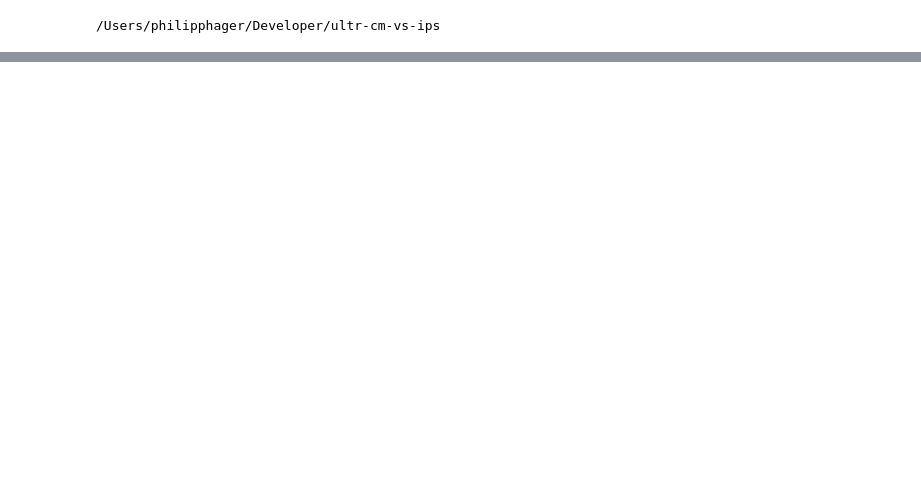
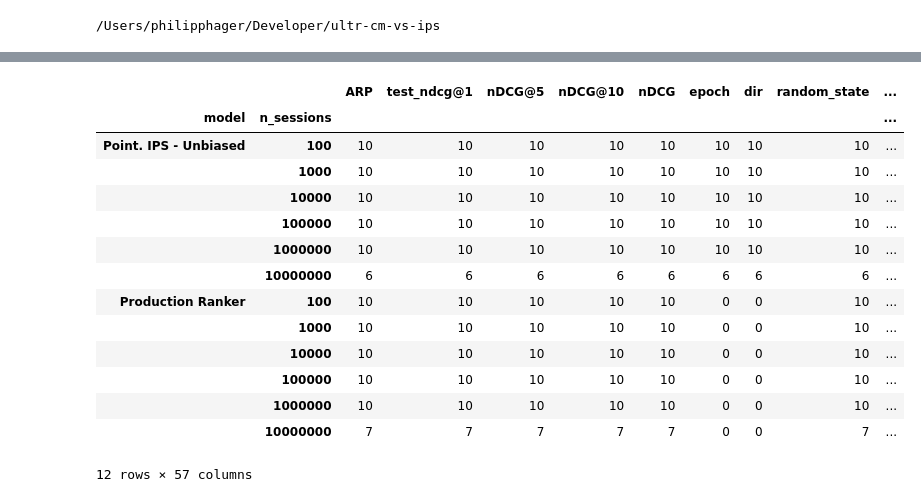
Before and after one commit to philipphager/ultr-cm-vs-ips, a Jupyter notebook: notebook/dataset.ipynb, the cells around one changed output, grey strips where cells are left out. Drawn from its saved outputs; the diff is of its cells as text; code cells hidden in the pictures; blank space fills up the shorter version.

```diff
--- a/notebook/dataset.ipynb
+++ b/notebook/dataset.ipynb
@@ -52,0 +12,12 @@ yahoo_df[yahoo_df.n_sessions == 100_000_000].groupby("model").nDCG.describe()
+# %%
+baseline_df["model"] = "Production Ranker"
+# %%
+model2name = {
+    "Neural PBM - Unbiased": "PBM - Unbiased",
+    "Neural PBM - Biased": "PBM - Biased",
+    "Neural PBM - Estimated bias": "PBM - Estimated Bias",
+    "Pointwise IPS - Unbiased": "Point. IPS - Unbiased",
+    "Pointwise IPS - Biased": "Point. IPS - Biased",
+}
+
+test_df.model = test_df.model.map(model2name)
@@ -52,0 +86,18 @@ yahoo_df[yahoo_df.n_sessions == 100_000_000].groupby("model").nDCG.describe()
+# %%
+mslr_df.groupby(["model", "n_sessions"]).count()
+# %% [output]
+|  |  | ARP | test_ndcg@1 | nDCG@5 | nDCG@10 | nDCG | epoch | dir | random_state | ... |
+| model | n_sessions |  |  |  |  |  |  |  |  | ... |
+| Point. IPS - Unbiased | 100 | 10 | 10 | 10 | 10 | 10 | 10 | 10 | 10 | ... |
+|  | 1000 | 10 | 10 | 10 | 10 | 10 | 10 | 10 | 10 | ... |
+|  | 10000 | 10 | 10 | 10 | 10 | 10 | 10 | 10 | 10 | ... |
+|  | 100000 | 10 | 10 | 10 | 10 | 10 | 10 | 10 | 10 | ... |
+|  | 1000000 | 10 | 10 | 10 | 10 | 10 | 10 | 10 | 10 | ... |
+|  | 10000000 | 6 | 6 | 6 | 6 | 6 | 6 | 6 | 6 | ... |
+| Production Ranker | 100 | 10 | 10 | 10 | 10 | 10 | 0 | 0 | 10 | ... |
+|  | 1000 | 10 | 10 | 10 | 10 | 10 | 0 | 0 | 10 | ... |
+|  | 10000 | 10 | 10 | 10 | 10 | 10 | 0 | 0 | 10 | ... |
+|  | 100000 | 10 | 10 | 10 | 10 | 10 | 0 | 0 | 10 | ... |
+|  | 1000000 | 10 | 10 | 10 | 10 | 10 | 0 | 0 | 10 | ... |
+|  | 10000000 | 7 | 7 | 7 | 7 | 7 | 0 | 0 | 7 | ... |
+12 rows × 57 columns
```
Also changed, not shown: parts of 6 cells of this notebook, 2 other files.
